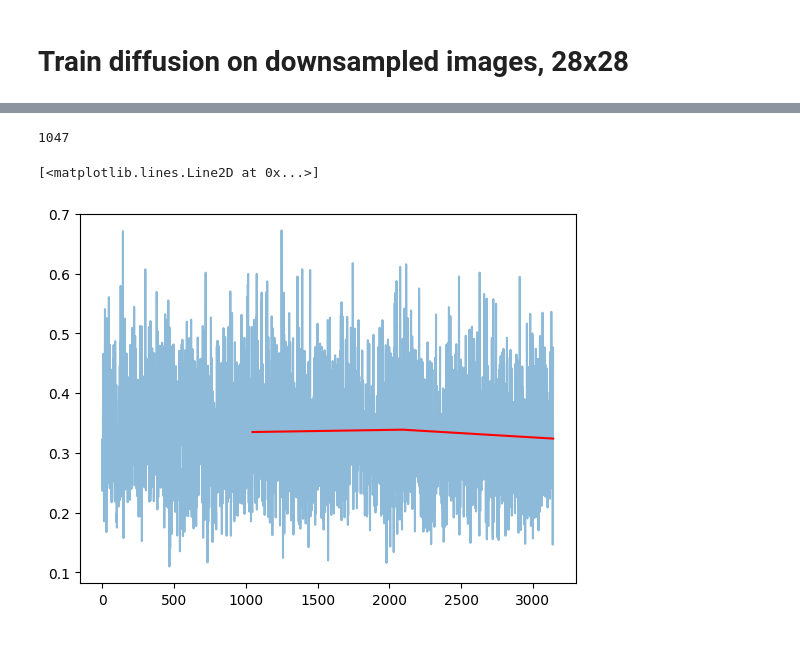
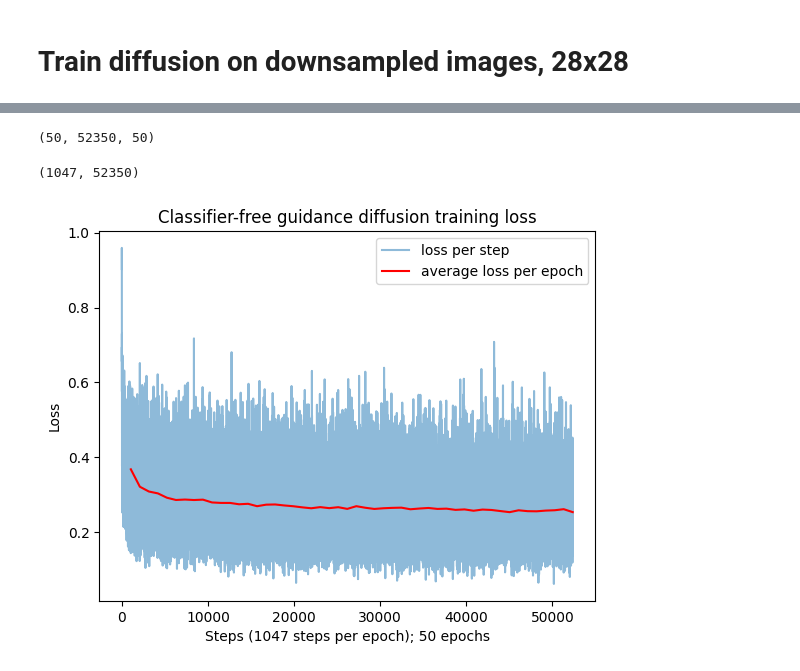
Before and after one commit to nashirj/xray-generation, a Jupyter notebook: notebooks/xray-diffusion.ipynb, the cells around one changed output, grey strips where cells are left out. Saved outputs shown, nothing was run; the diff lists cells and outputs as text; code cells hidden in the pictures; blank space fills up the shorter version.

```diff
--- a/notebooks/xray-diffusion.ipynb
+++ b/notebooks/xray-diffusion.ipynb
@@ -118,0 +301,4 @@ Time taken to train for 1 epoch: 1.712 m
+# %%
+# Load losses from file
+losses = torch.load("../results/losses/xray-unet-04-26-2023--17-27.pt")
+losses
@@ -128,14 +328,16 @@ len(losses), len(flatten_list(losses)), len(average_nested_lists(losses))
+# %%
+flat_losses = flatten_list(losses)
+avg_losses = average_nested_lists(losses)
+len(losses), len(flat_losses), len(avg_losses)
+# %% [output]
+(50, 52350, 50)
 # %%
+n_steps = len(flat_losses)
+n_epochs = len(losses)
 n_steps_per_epoch = len(losses[0])
-n_steps_per_epoch
+n_steps_per_epoch, n_steps
 # %% [output]
-1047
+(1047, 52350)
 # %%
-x_epoch_loss = [n_steps_per_epoch * (i + 1) for i in range(len(losses))]
+x_epoch_loss = [n_steps_per_epoch * (i + 1) for i in range(n_epochs)]
 y_epoch_loss = average_nested_lists(losses)
-# %%
-plt.plot(flatten_list(losses), alpha=0.5)
-plt.plot(x_epoch_loss, y_epoch_loss, c='r')
-# %% [output]
-[<matplotlib.lines.Line2D at 0x...>]
-[figure, removed]
@@ -141,0 +346,11 @@ plt.plot(x_epoch_loss, y_epoch_loss, c='r')
+# %%
+plt.plot(flat_losses, alpha=0.5, label='loss per step')
+plt.plot(x_epoch_loss, y_epoch_loss, c='r', label='average loss per epoch')
+plt.title("Classifier-free guidance diffusion training loss")
+plt.ylabel("Loss")
+plt.xlabel(f"Steps ({n_steps_per_epoch} steps per epoch); {n_epochs} epochs")
+plt.legend()
+plt.savefig("../results/xray-unet-04-26-2023--17-27-training-loss.png")
+plt.show()
+# %% [output]
+[figure, added]
```
Also changed, not shown: parts of 20 cells of this notebook, 1 other file.
